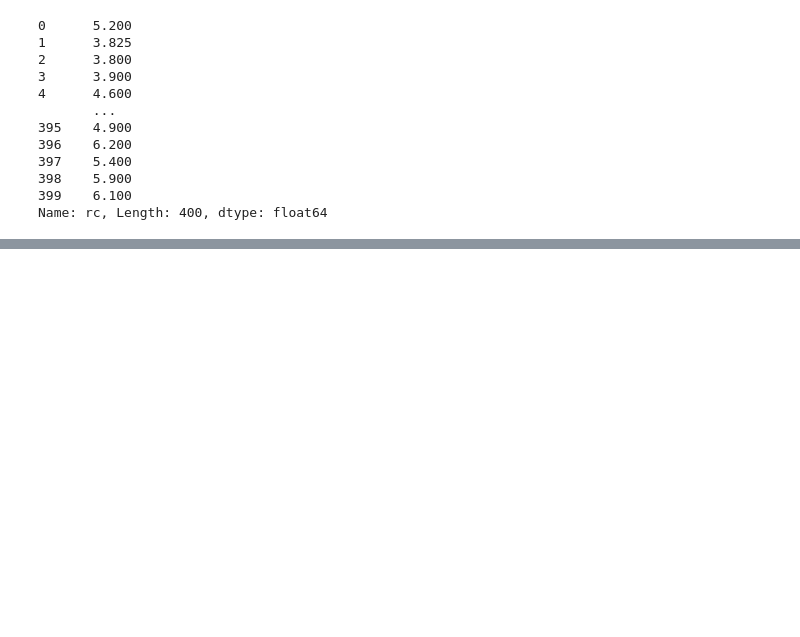
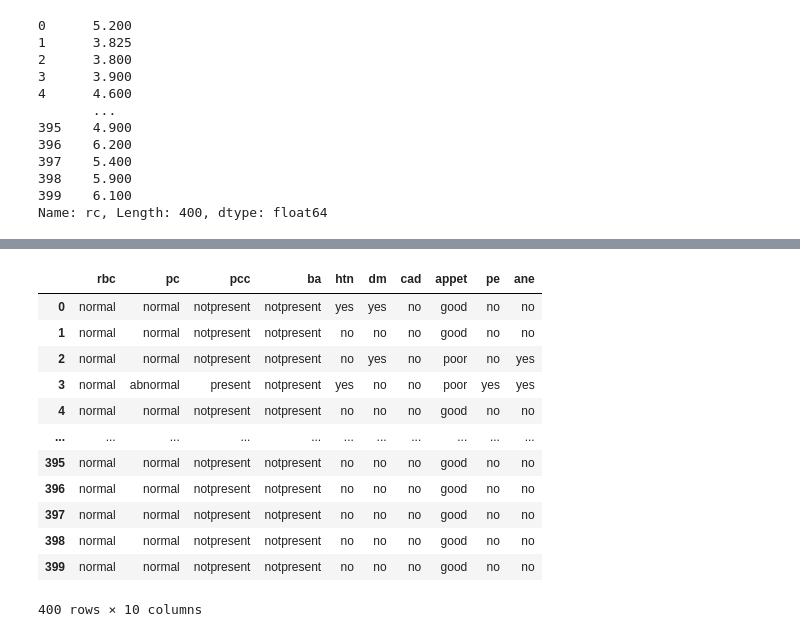
Before and after one commit to TaeMD/ML-projects, a Jupyter notebook: Predicting_CKD.ipynb, the cells around one changed output, grey strips where cells are left out. Drawn from its saved outputs; the diff is of its cells as text; code cells hidden in the pictures; blank space fills up the shorter version.

```diff
--- a/Predicting_CKD.ipynb
+++ b/Predicting_CKD.ipynb
@@ -379,0 +569,25 @@ for i in df.columns:
+# %%
+imputer2 = SimpleImputer(strategy='most_frequent')
+# %%
+categoric_var_df = df[categoric_var]
+# %%
+imputed_categoric_var = imputer2.fit_transform(categoric_var_df)
+# %%
+imputed_categoric_var_df = pd.DataFrame(imputed_categoric_var)
+imputed_categoric_var_df.columns = categoric_var_df.columns
+# %%
+imputed_categoric_var_df
+# %% [output]
+|  | rbc | pc | pcc | ba | htn | dm | cad | appet | pe | ane |
+| 0 | normal | normal | notpresent | notpresent | yes | yes | no | good | no | no |
+| 1 | normal | normal | notpresent | notpresent | no | no | no | good | no | no |
+| 2 | normal | normal | notpresent | notpresent | no | yes | no | poor | no | yes |
+| 3 | normal | abnormal | present | notpresent | yes | no | no | poor | yes | yes |
+| 4 | normal | normal | notpresent | notpresent | no | no | no | good | no | no |
+| ... | ... | ... | ... | ... | ... | ... | ... | ... | ... | ... |
+| 395 | normal | normal | notpresent | notpresent | no | no | no | good | no | no |
+| 396 | normal | normal | notpresent | notpresent | no | no | no | good | no | no |
+| 397 | normal | normal | notpresent | notpresent | no | no | no | good | no | no |
+| 398 | normal | normal | notpresent | notpresent | no | no | no | good | no | no |
+| 399 | normal | normal | notpresent | notpresent | no | no | no | good | no | no |
+400 rows × 10 columns
```
Also changed, not shown: parts of 47 cells of this notebook.
